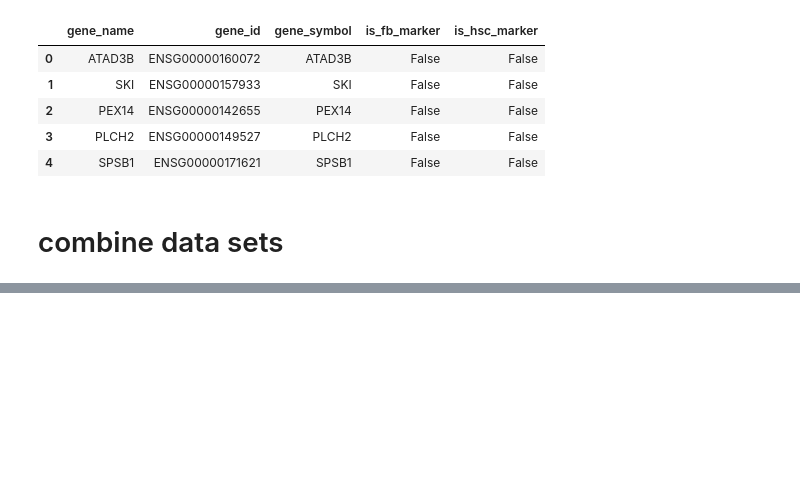
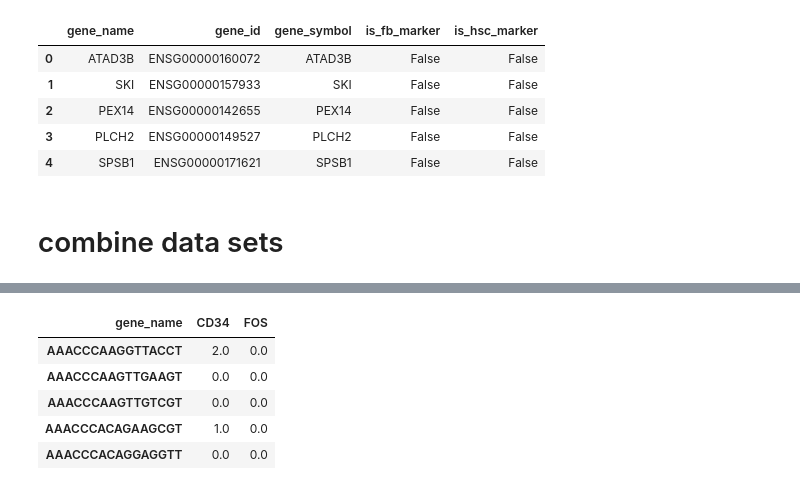
Before and after one commit to CooperStansbury/ONT-single-cell, a Jupyter notebook: notebooks/merge_tabula_sapiens.ipynb, the cells around one changed output, grey strips where cells are left out. Cells and saved outputs as stored; diff of their text form; code cells hidden in the pictures; blank space fills up the shorter version.

```diff
--- a/notebooks/merge_tabula_sapiens.ipynb
+++ b/notebooks/merge_tabula_sapiens.ipynb
@@ -15,4 +15,6 @@ import scanpy.external as sce
 import matplotlib.pyplot as plt
 from mpl_toolkits.axes_grid1 import make_axes_locatable
 import seaborn as sns
+
+sc.settings.verbosity = 3
 # %% [output]
@@ -189,7 +193,7 @@ def merge_counts(adata, sdf, gene_list, raw=True, sample=None):
     # get observation data
     our_obs = our_data.obs.copy()
     our_obs['set'] = 'our_data'
-    our_obs = our_obs[['cluster_name','set']]
+    our_obs = our_obs[['cluster_name','set', 'UMAP 1', 'UMAP 2']]
 
     ref_obs = ref_data.obs.copy()
     ref_obs['set'] = 'ref_data'
@@ -285,0 +274,39 @@ done
+# %%
+# params
+outpath = "/scratch/indikar_root/indikar1/cstansbu/all_HSC/scanpy/anndata_tabula_merged.h5ad"
+target_sum = 1e6
+diffision = 2
+magic_knn = 31
+magic_solver = "approximate"
+
+# simple preprocessing
+sc.pp.normalize_total(data, target_sum=target_sum)
+sc.pp.log1p(data)
+data.layers["log_tpm"] = data.X.copy()
+
+# # batch regression
+# sc.pp.regress_out(data, keys='set')
+# data.layers["batch_regression"] = data.X.copy() + data.X.min()
+
+# batch correction
+data.X = data.layers["log_tpm"].copy()
+sc.pp.combat(data, key='set',) # regress out batch effects
+X = data.X.copy()
+
+# shift so min is zero
+data.layers["combat_corrected"] = X + np.abs(X.min())
+
+# imputation
+sce.pp.magic(data,
+             t=diffision,
+             knn=magic_knn, solver=magic_solver,
+             name_list='all_genes')
+
+data.layers["imputed"] = data.X.copy()
+
+# set the default data layer to be batch corrected, rather than imputed
+data.X = data.layers["combat_corrected"].copy()
+
+data.write(outpath)
+
+data
@@ -285,0 +338,9 @@ done
+# %%
+data.to_df('raw_counts')[['CD34', 'FOS']].head()
+# %% [output]
+| gene_name | CD34 | FOS |
+| AAACCCAAGGTTACCT | 2.0 | 0.0 |
+| AAACCCAAGTTGAAGT | 0.0 | 0.0 |
+| AAACCCAAGTTGTCGT | 0.0 | 0.0 |
+| AAACCCACAGAAGCGT | 1.0 | 0.0 |
+| AAACCCACAGGAGGTT | 0.0 | 0.0 |
```
Also changed, not shown: parts of 10 cells of this notebook, 13 other files.
